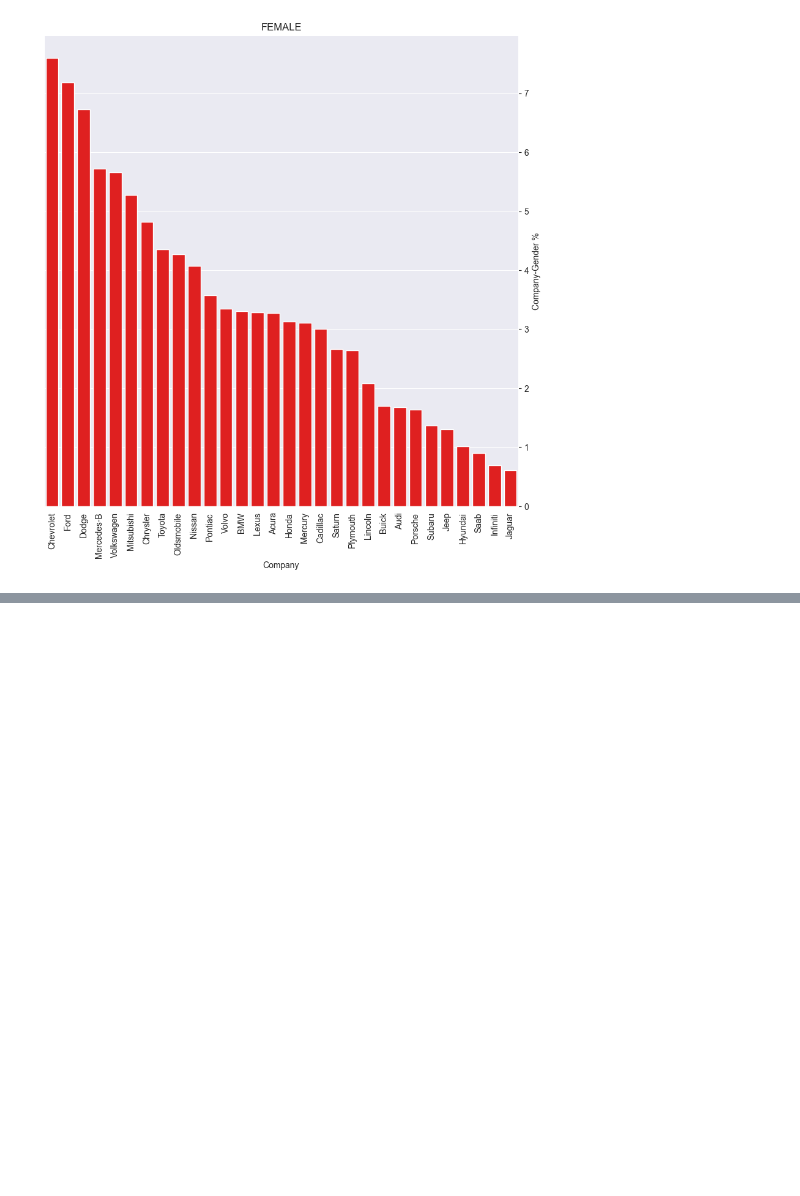
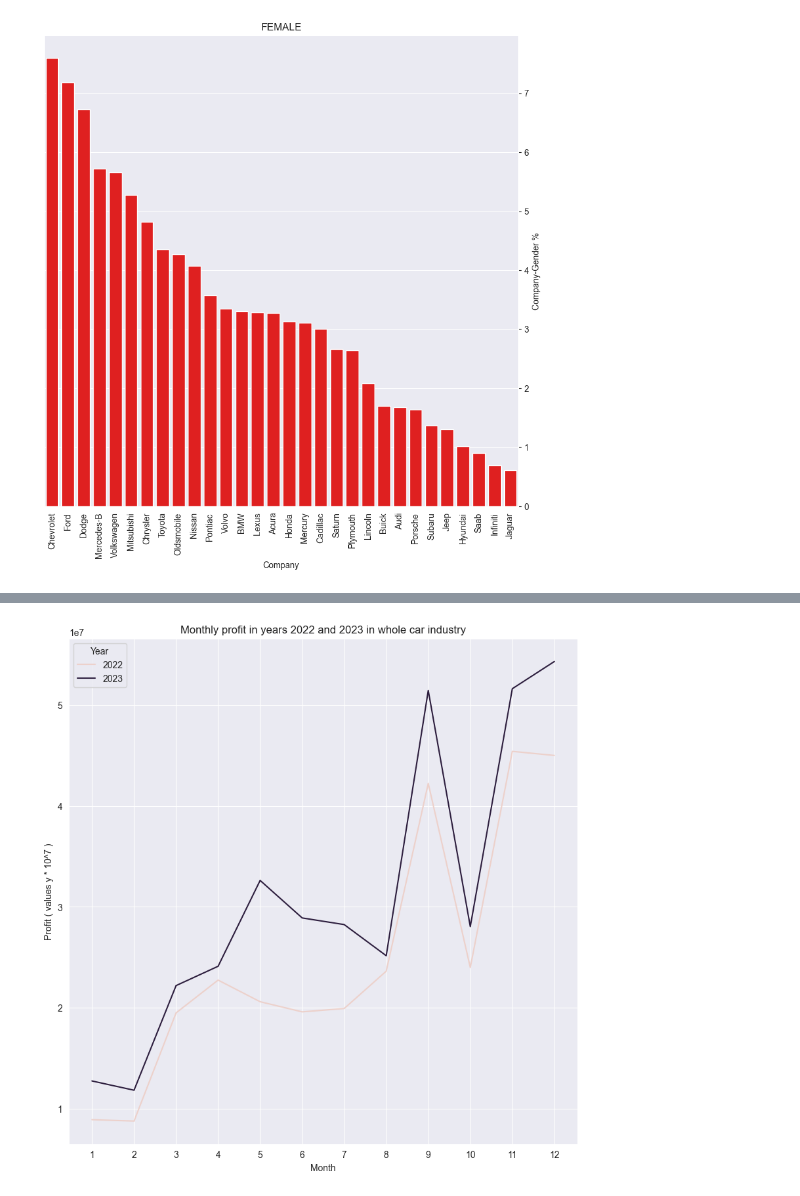
Before and after one commit to File500/Data_science_and_analysis, a Jupyter notebook: analysis/visual_analysis/car_ownership_and_sales_EDA.ipynb, the cells around one changed output, grey strips where cells are left out. Cells and saved outputs as stored; diff of their text form; code cells hidden in the pictures; blank space fills up the shorter version.

```diff
--- a/analysis/visual_analysis/car_ownership_and_sales_EDA.ipynb
+++ b/analysis/visual_analysis/car_ownership_and_sales_EDA.ipynb
@@ -319,0 +360,6 @@ plt.show()
+# %%
+filtered = sql_to_df('''select Year, Month, sum(Price) as Month_Profit from sales
+                        group by Year, Month
+                        order by Year asc, Month asc''')
+
+filtered
@@ -319,0 +384,9 @@ plt.show()
+# %%
+plt.figure(figsize=(10,10))
+sb.lineplot(data=filtered, x='Month', y='Month_Profit', hue='Year')
+plt.xticks(np.arange(1, 13, 1))
+plt.title("Monthly profit in years 2022 and 2023 in whole car industry")
+plt.ylabel("Profit ( values y * 10^7 )")
+plt.show()
+# %% [output]
+[figure, added]
```
Also changed, not shown: parts of 11 cells of this notebook.
